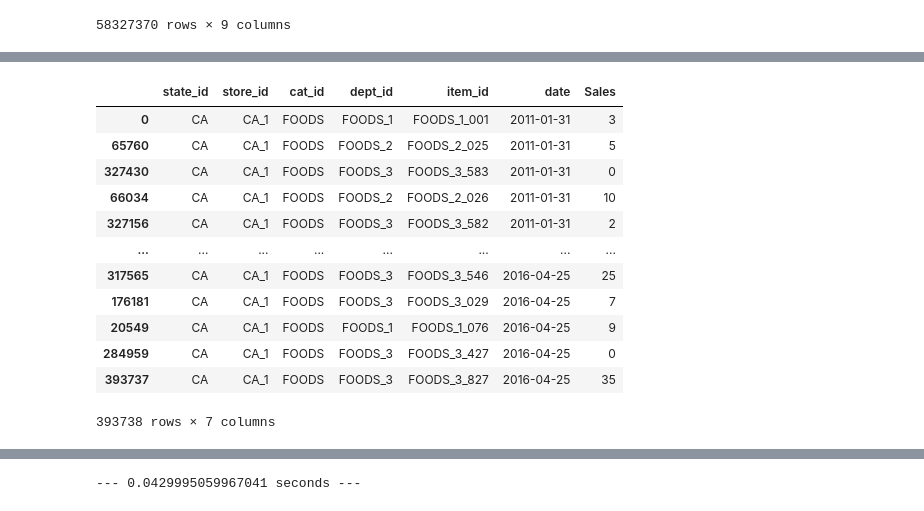
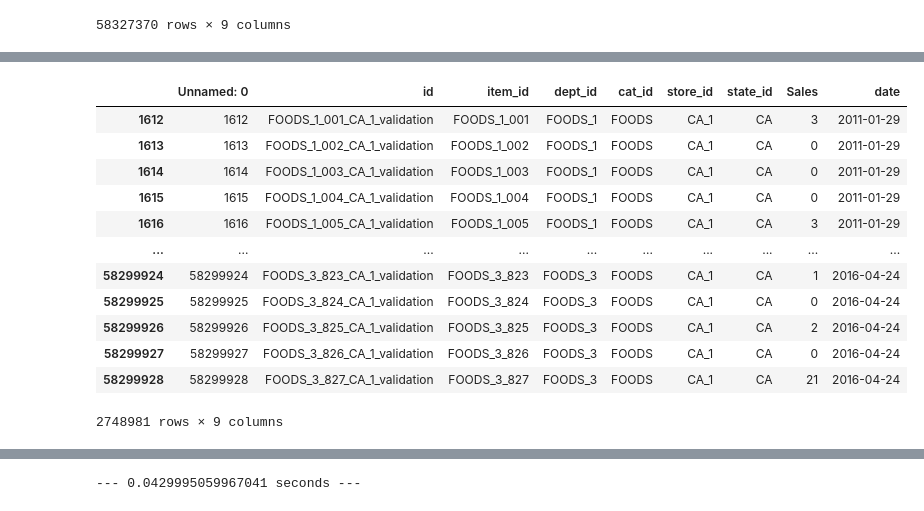
Before and after one commit to bwyndham/demand_supply_planning_app, a Jupyter notebook: forecasting_flow.ipynb, the cells around one changed output, grey strips where cells are left out. Drawn from its saved outputs; the diff is of its cells as text; code cells hidden in the pictures.

```diff
--- a/forecasting_flow.ipynb
+++ b/forecasting_flow.ipynb
@@ -39,0 +53,16 @@ See the caveats in the documentation: https://pandas.pydata.org/pandas-docs/stab
+# %%
+df[(df['store_id'] == 'CA_1') & (df['cat_id'] == 'FOODS')]
+# %% [output]
+|  | Unnamed: 0 | id | item_id | dept_id | cat_id | store_id | state_id | Sales | date |
+| 1612 | 1612 | FOODS_1_001_CA_1_validation | FOODS_1_001 | FOODS_1 | FOODS | CA_1 | CA | 3 | 2011-01-29 |
+| 1613 | 1613 | FOODS_1_002_CA_1_validation | FOODS_1_002 | FOODS_1 | FOODS | CA_1 | CA | 0 | 2011-01-29 |
+| 1614 | 1614 | FOODS_1_003_CA_1_validation | FOODS_1_003 | FOODS_1 | FOODS | CA_1 | CA | 0 | 2011-01-29 |
+| 1615 | 1615 | FOODS_1_004_CA_1_validation | FOODS_1_004 | FOODS_1 | FOODS | CA_1 | CA | 0 | 2011-01-29 |
+| 1616 | 1616 | FOODS_1_005_CA_1_validation | FOODS_1_005 | FOODS_1 | FOODS | CA_1 | CA | 3 | 2011-01-29 |
+| ... | ... | ... | ... | ... | ... | ... | ... | ... | ... |
+| 58299924 | 58299924 | FOODS_3_823_CA_1_validation | FOODS_3_823 | FOODS_3 | FOODS | CA_1 | CA | 1 | 2016-04-24 |
+| 58299925 | 58299925 | FOODS_3_824_CA_1_validation | FOODS_3_824 | FOODS_3 | FOODS | CA_1 | CA | 0 | 2016-04-24 |
+| 58299926 | 58299926 | FOODS_3_825_CA_1_validation | FOODS_3_825 | FOODS_3 | FOODS | CA_1 | CA | 2 | 2016-04-24 |
+| 58299927 | 58299927 | FOODS_3_826_CA_1_validation | FOODS_3_826 | FOODS_3 | FOODS | CA_1 | CA | 0 | 2016-04-24 |
+| 58299928 | 58299928 | FOODS_3_827_CA_1_validation | FOODS_3_827 | FOODS_3 | FOODS | CA_1 | CA | 21 | 2016-04-24 |
+2748981 rows × 9 columns
@@ -40,21 +71,7 @@ See the caveats in the documentation: https://pandas.pydata.org/pandas-docs/stab
 # %%
 df = df.groupby(['state_id','store_id','cat_id','dept_id','item_id', pd.Grouper(key='date', freq='W-MON')])['Sales'].sum().reset_index().sort_values('date')
 # %%
-df
+df['state_id'].sum()
-# %% [output]
-|  | state_id | store_id | cat_id | dept_id | item_id | date | Sales |
-| 0 | CA | CA_1 | FOODS | FOODS_1 | FOODS_1_001 | 2011-01-31 | 3 |
-| 65760 | CA | CA_1 | FOODS | FOODS_2 | FOODS_2_025 | 2011-01-31 | 5 |
-| 327430 | CA | CA_1 | FOODS | FOODS_3 | FOODS_3_583 | 2011-01-31 | 0 |
-| 66034 | CA | CA_1 | FOODS | FOODS_2 | FOODS_2_026 | 2011-01-31 | 10 |
-| 327156 | CA | CA_1 | FOODS | FOODS_3 | FOODS_3_582 | 2011-01-31 | 2 |
-| ... | ... | ... | ... | ... | ... | ... | ... |
-| 317565 | CA | CA_1 | FOODS | FOODS_3 | FOODS_3_546 | 2016-04-25 | 25 |
-| 176181 | CA | CA_1 | FOODS | FOODS_3 | FOODS_3_029 | 2016-04-25 | 7 |
-| 20549 | CA | CA_1 | FOODS | FOODS_1 | FOODS_1_076 | 2016-04-25 | 9 |
-| 284959 | CA | CA_1 | FOODS | FOODS_3 | FOODS_3_427 | 2016-04-25 | 0 |
-| 393737 | CA | CA_1 | FOODS | FOODS_3 | FOODS_3_827 | 2016-04-25 | 35 |
-393738 rows × 7 columns
 # %%
 df.rename(columns={'Sales':'y','date':'ds'},inplace=True)
 # %%
```
Also changed, not shown: parts of 15 cells of this notebook, 1 other file.
